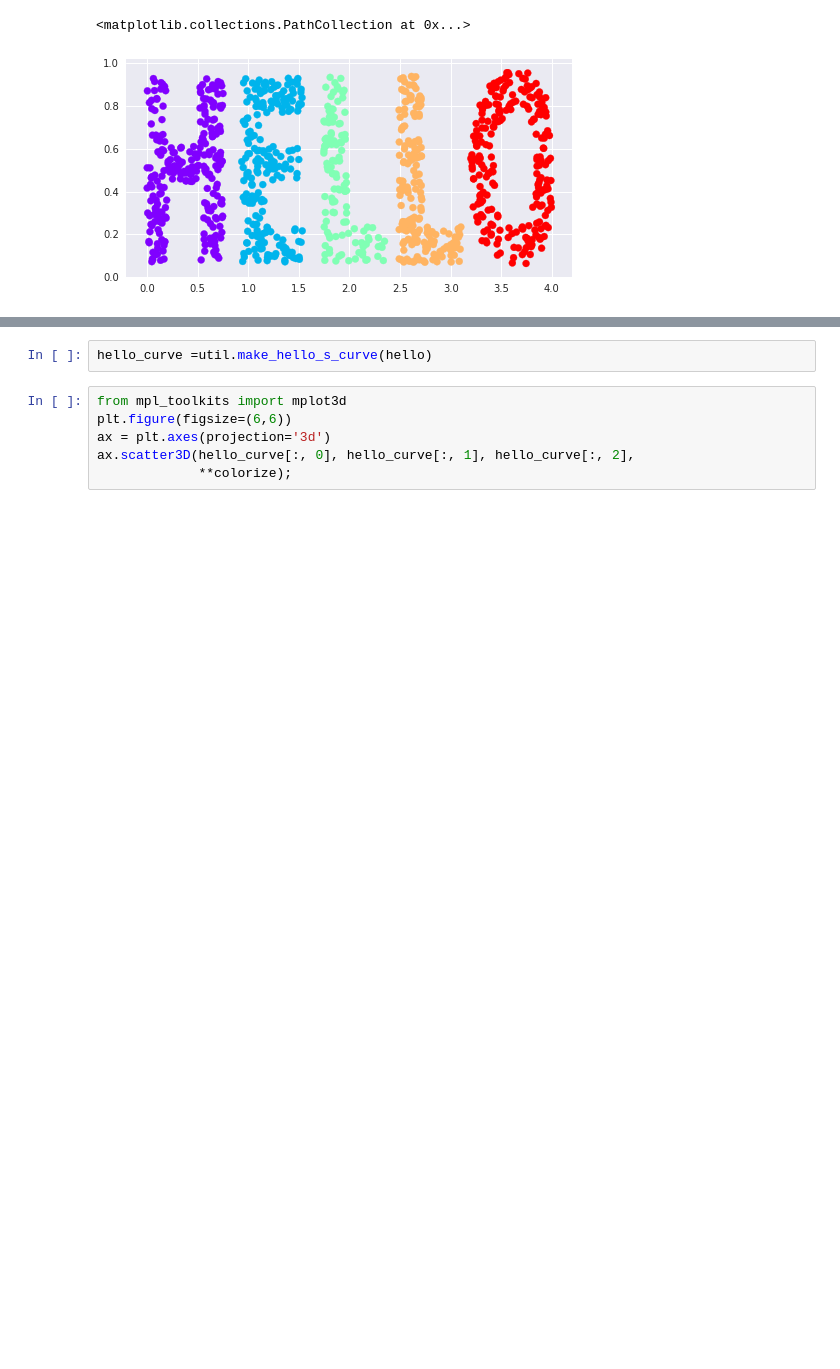
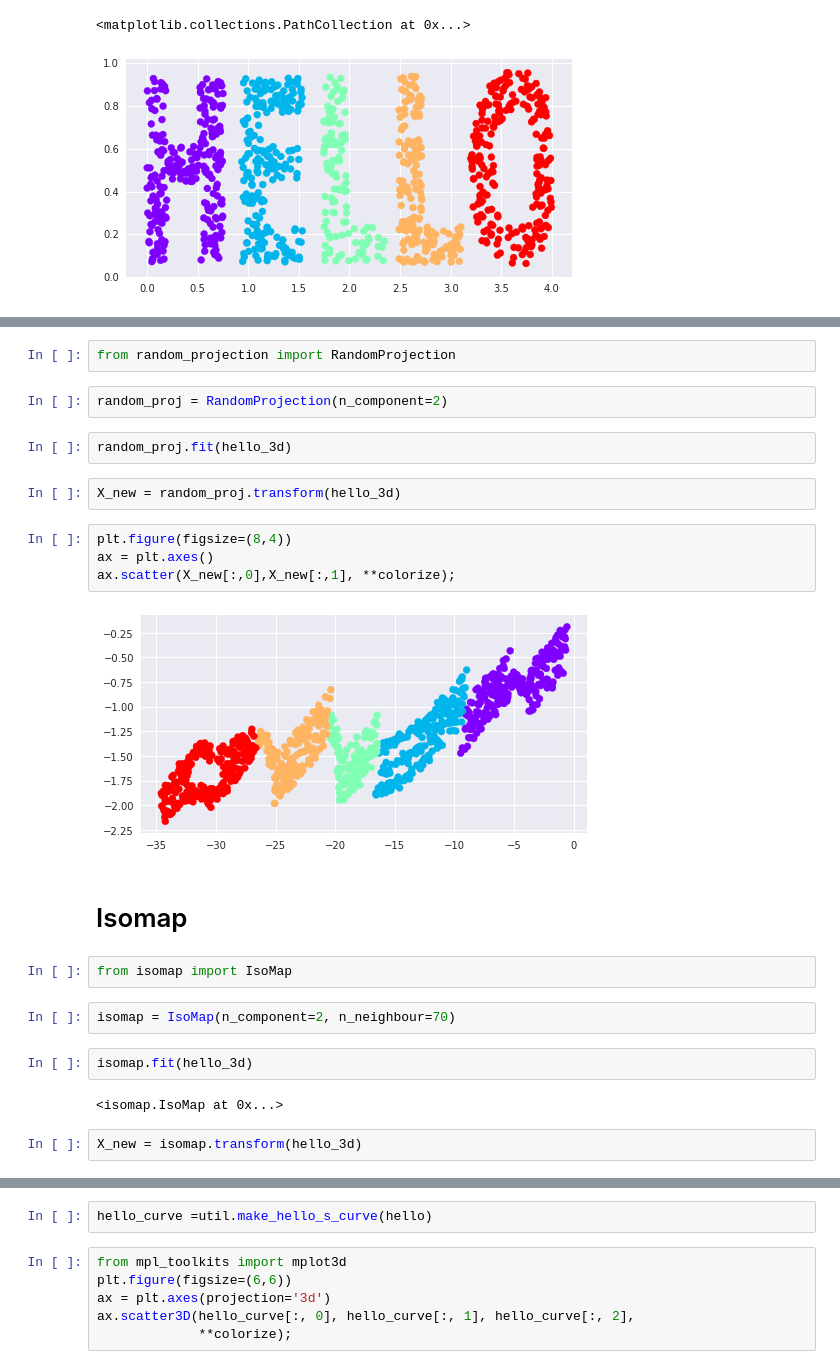
Before and after one commit to PyDimRed/PyDimRed, a Jupyter notebook: notebooks/experiment2.ipynb, the cells around one changed output, grey strips where cells are left out. Drawn from its saved outputs; the diff is of its cells as text; blank space fills up the shorter version.

```diff
--- a/notebooks/experiment2.ipynb
+++ b/notebooks/experiment2.ipynb
@@ -17,0 +55,26 @@ plt.scatter(hello[:, 0], hello[:, 1], **colorize)
+# %%
+from random_projection import RandomProjection
+# %%
+random_proj = RandomProjection(n_component=2)
+# %%
+random_proj.fit(hello_3d)
+# %%
+X_new = random_proj.transform(hello_3d)
+# %%
+plt.figure(figsize=(8,4))
+ax = plt.axes()
+ax.scatter(X_new[:,0],X_new[:,1], **colorize);
+# %% [output]
+[figure, added]
+# %% [markdown]
+# Isomap
+# %%
+from isomap import IsoMap
+# %%
+isomap = IsoMap(n_component=2, n_neighbour=70)
+# %%
+isomap.fit(hello_3d)
+# %% [output]
+<isomap.IsoMap at 0x...>
+# %%
+X_new = isomap.transform(hello_3d)
```
Also changed, not shown: parts of 18 cells of this notebook.
